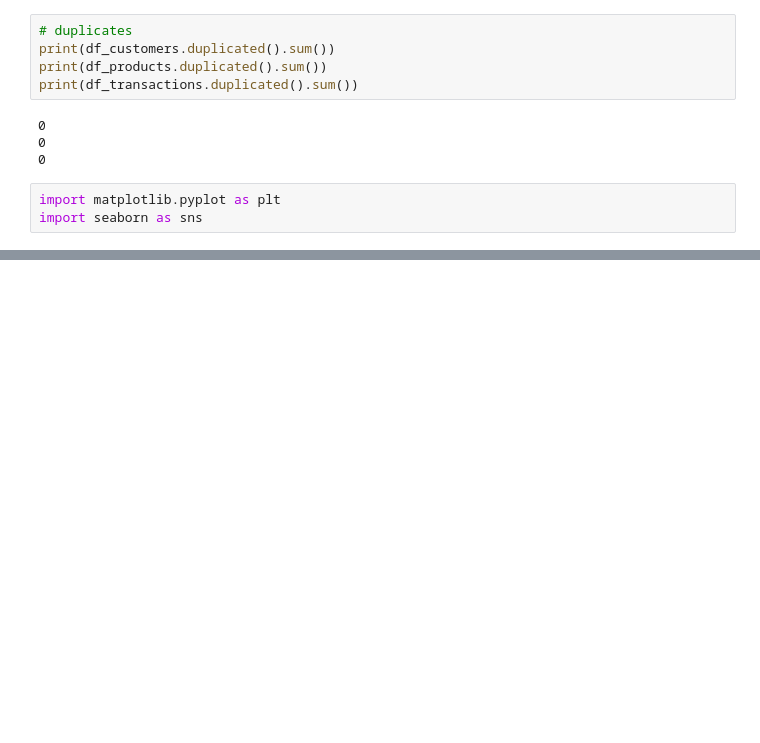
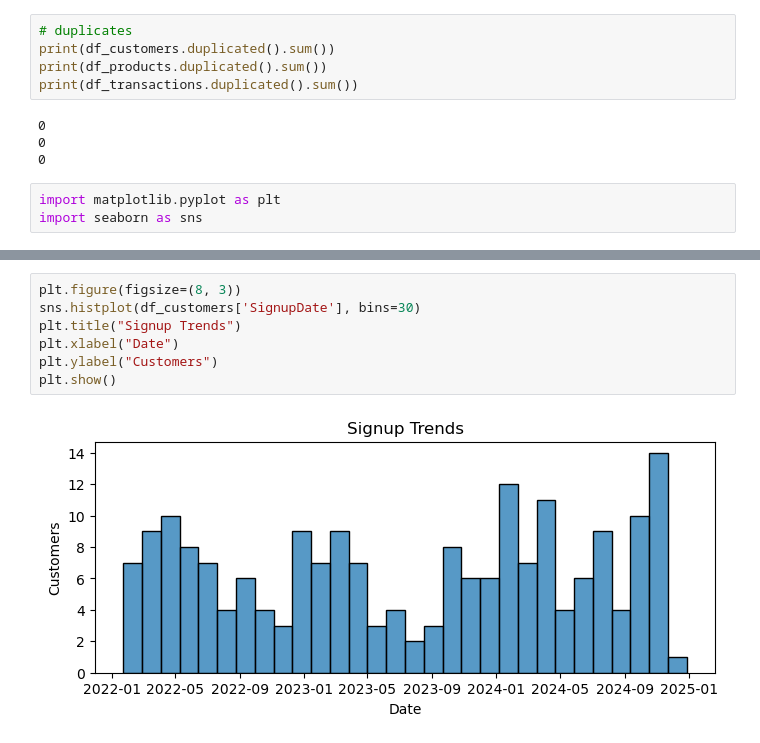
Before and after one commit to Nishanthan15me104/Zeotap, a Jupyter notebook: nishanthan_S_EDA.ipynb, the cells around one changed output, grey strips where cells are left out. Cells and saved outputs as stored; diff of their text form; blank space fills up the shorter version.

```diff
--- a/nishanthan_S_EDA.ipynb
+++ b/nishanthan_S_EDA.ipynb
@@ -103,0 +122,9 @@ plt.show()
+# %%
+plt.figure(figsize=(8, 3))
+sns.histplot(df_customers['SignupDate'], bins=30)
+plt.title("Signup Trends")
+plt.xlabel("Date")
+plt.ylabel("Customers")
+plt.show()
+# %% [output]
+[figure, added]
```
Also changed, not shown: parts of 16 cells of this notebook, 1 other file.
